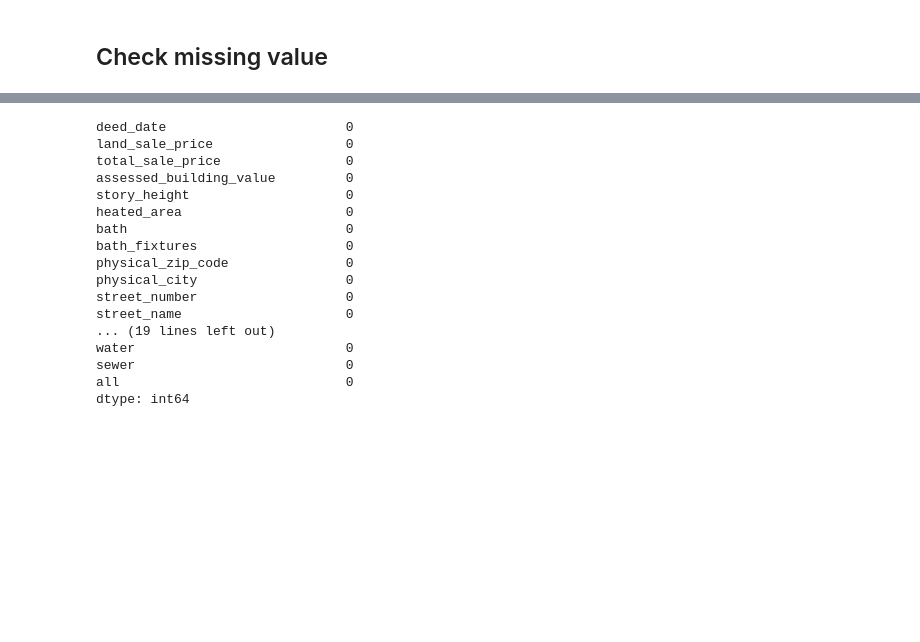
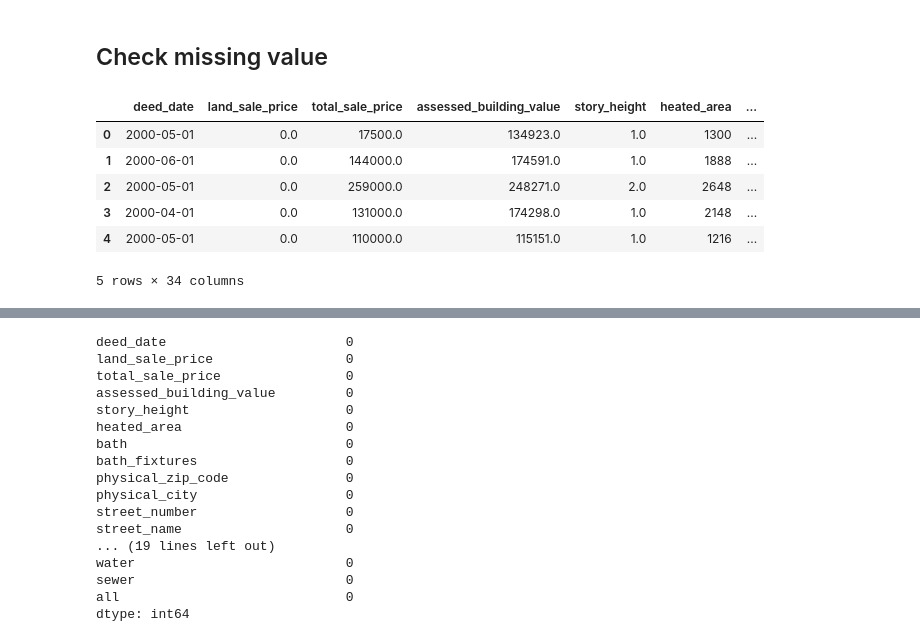
Before and after one commit to alisongh/SIADS-696-Milestone-II, a Jupyter notebook: 02_house_summary.ipynb, the cells around one changed output, grey strips where cells are left out. Drawn from its saved outputs; the diff is of its cells as text; code cells hidden in the pictures; blank space fills up the shorter version.

```diff
--- a/02_house_summary.ipynb
+++ b/02_house_summary.ipynb
@@ -1181,3 +1181,13 @@ type_and_use column has been removed
 (259024, 34)
 # %% [markdown]
 ## Check missing value
+# %%
+updated_house_df.head()
+# %% [output]
+|  | deed_date | land_sale_price | total_sale_price | assessed_building_value | story_height | heated_area | ... |
+| 0 | 2000-05-01 | 0.0 | 17500.0 | 134923.0 | 1.0 | 1300 | ... |
+| 1 | 2000-06-01 | 0.0 | 144000.0 | 174591.0 | 1.0 | 1888 | ... |
+| 2 | 2000-05-01 | 0.0 | 259000.0 | 248271.0 | 2.0 | 2648 | ... |
+| 3 | 2000-04-01 | 0.0 | 131000.0 | 174298.0 | 1.0 | 2148 | ... |
+| 4 | 2000-05-01 | 0.0 | 110000.0 | 115151.0 | 1.0 | 1216 | ... |
+5 rows × 34 columns
```
Also changed, not shown: parts of 1 cell of this notebook, 1 other file.
